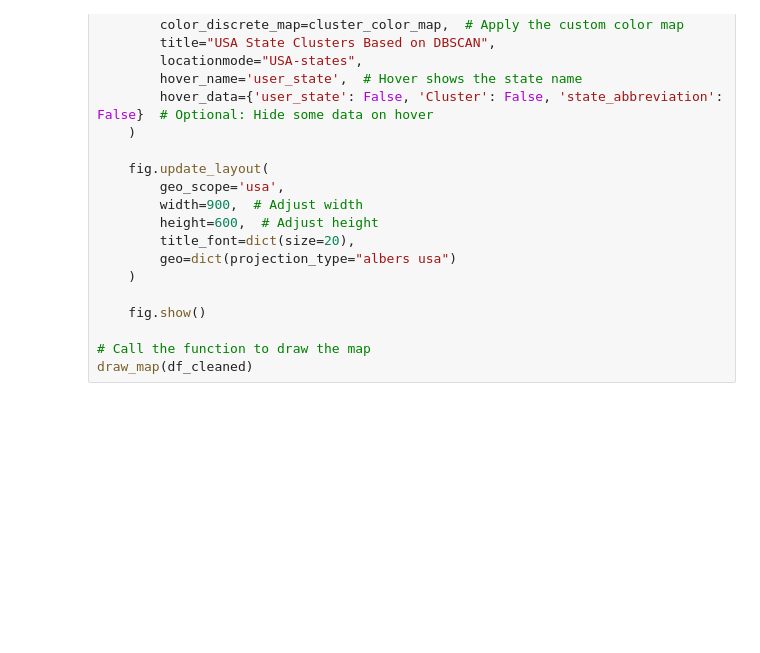
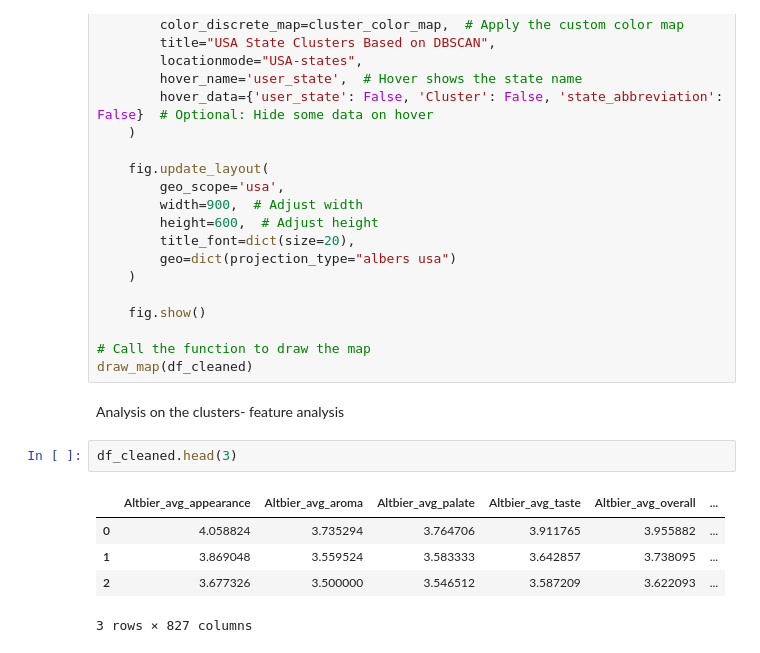
Before and after one commit to epfl-ada/ada-2024-project-x0x0, a Jupyter notebook: src/questions/styleClustering/K_cluster.ipynb, the cells around one changed output. Cells and saved outputs as stored; diff of their text form; blank space fills up the shorter version.

```diff
--- a/src/questions/styleClustering/K_cluster.ipynb
+++ b/src/questions/styleClustering/K_cluster.ipynb
@@ -135,3 +134,13 @@ def draw_map(df_cleaned):
 
 # Call the function to draw the map
 draw_map(df_cleaned)
+# %% [markdown]
+Analysis on the clusters- feature analysis
+# %%
+df_cleaned.head(3)
+# %% [output]
+|  | Altbier_avg_appearance | Altbier_avg_aroma | Altbier_avg_palate | Altbier_avg_taste | Altbier_avg_overall | ... |
+| 0 | 4.058824 | 3.735294 | 3.764706 | 3.911765 | 3.955882 | ... |
+| 1 | 3.869048 | 3.559524 | 3.583333 | 3.642857 | 3.738095 | ... |
+| 2 | 3.677326 | 3.500000 | 3.546512 | 3.587209 | 3.622093 | ... |
+3 rows × 827 columns
```
Also changed, not shown: parts of 4 cells of this notebook, 1 other file.
